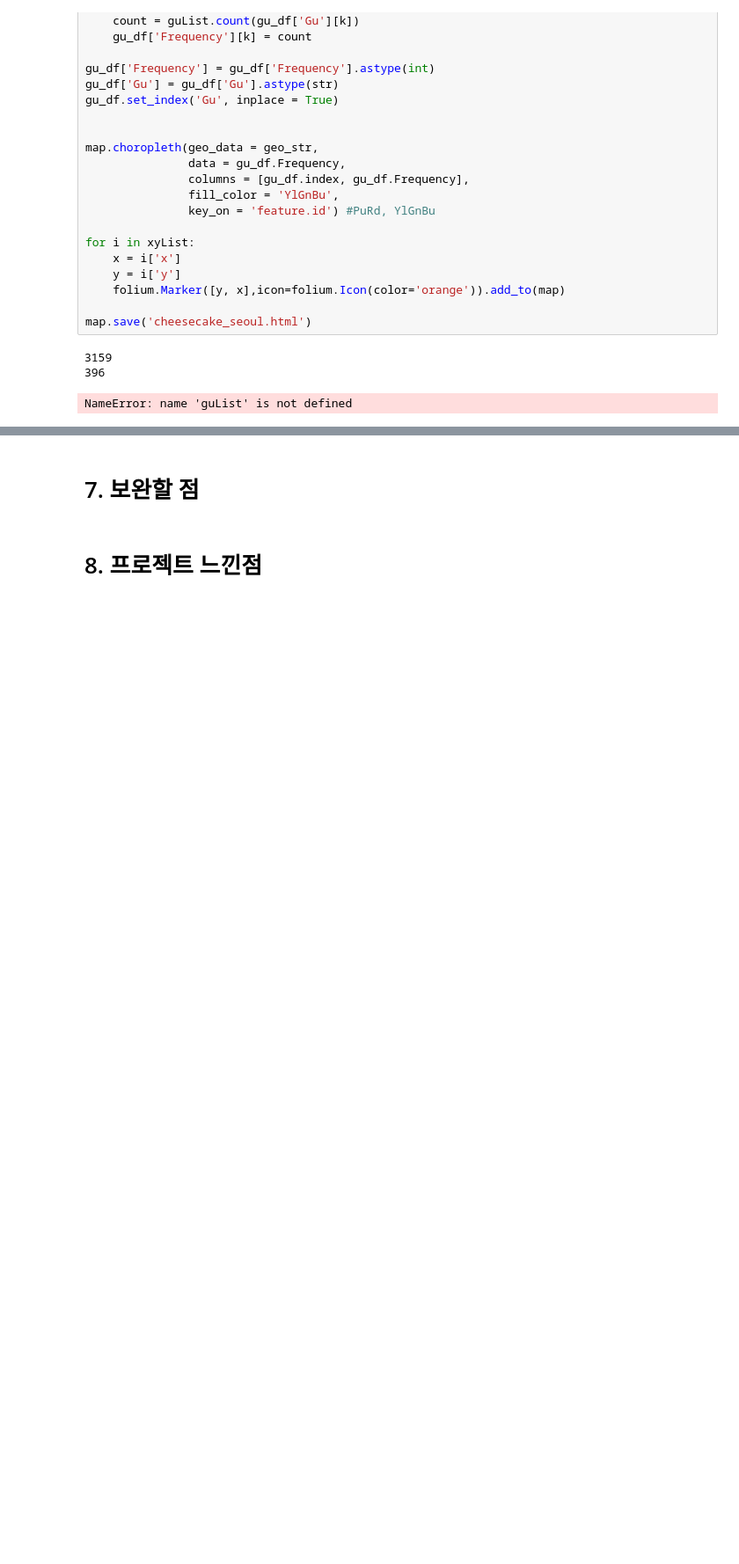
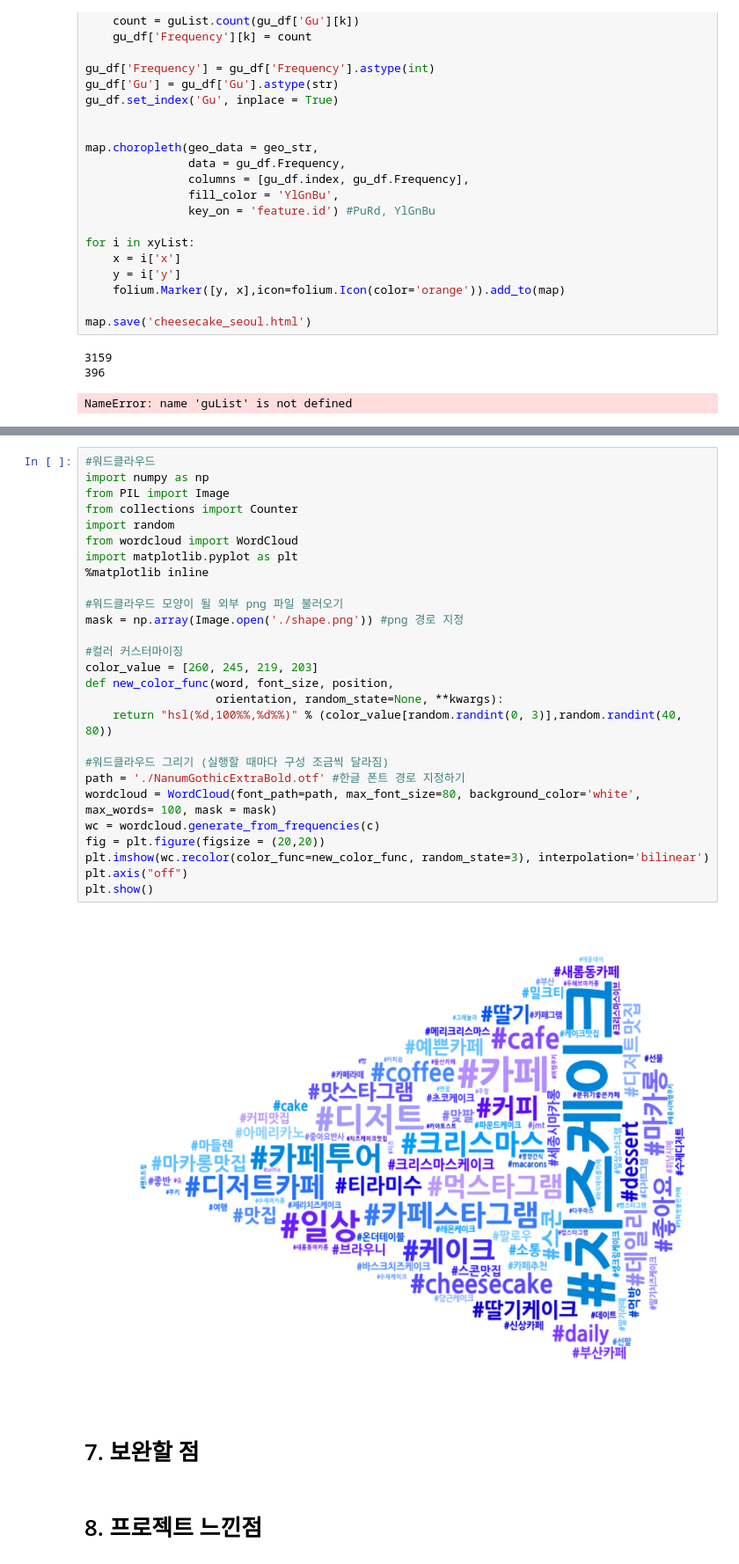
Before and after one commit to soothingni/PROJECT1, a Jupyter notebook: PROJECT1_정리.ipynb, the cells around one changed output, grey strips where cells are left out. Shown: that part at 88% size. Cells and saved outputs as stored; diff of their text form; blank space fills up the shorter version.

Commit message:
워드클라우드 추가

```diff
--- a/PROJECT1_정리.ipynb
+++ b/PROJECT1_정리.ipynb
@@ -408,6 +426,35 @@ for tags in insta_df_final['Tags']:
     insta_tags.extend(tag_list)
 
 c = Counter(insta_tags)
+# %%
+#워드클라우드
+import numpy as np
+from PIL import Image
+from collections import Counter
+import random
+from wordcloud import WordCloud
+import matplotlib.pyplot as plt
+%matplotlib inline
+
+#워드클라우드 모양이 될 외부 png 파일 불러오기
+mask = np.array(Image.open('./shape.png')) #png 경로 지정
+
+#컬러 커스터마이징
+color_value = [260, 245, 219, 203]
+def new_color_func(word, font_size, position,
+                   orientation, random_state=None, **kwargs):
+    return "hsl(%d,100%%,%d%%)" % (color_value[random.randint(0, 3)],random.randint(40, 80))
+
+#워드클라우드 그리기 (실행할 때마다 구성 조금씩 달라짐)
+path = './NanumGothicExtraBold.otf' #한글 폰트 경로 지정하기
+wordcloud = WordCloud(font_path=path, max_font_size=80, background_color='white', max_words= 100, mask = mask)
+wc = wordcloud.generate_from_frequencies(c)
+fig = plt.figure(figsize = (20,20))
+plt.imshow(wc.recolor(color_func=new_color_func, random_state=3), interpolation='bilinear')
+plt.axis("off")
+plt.show()
+# %% [output]
+[figure, added]
 # %% [markdown]
 # 7. 보완할 점
 # %% [markdown]
```
Also changed, not shown: parts of 4 cells of this notebook.
